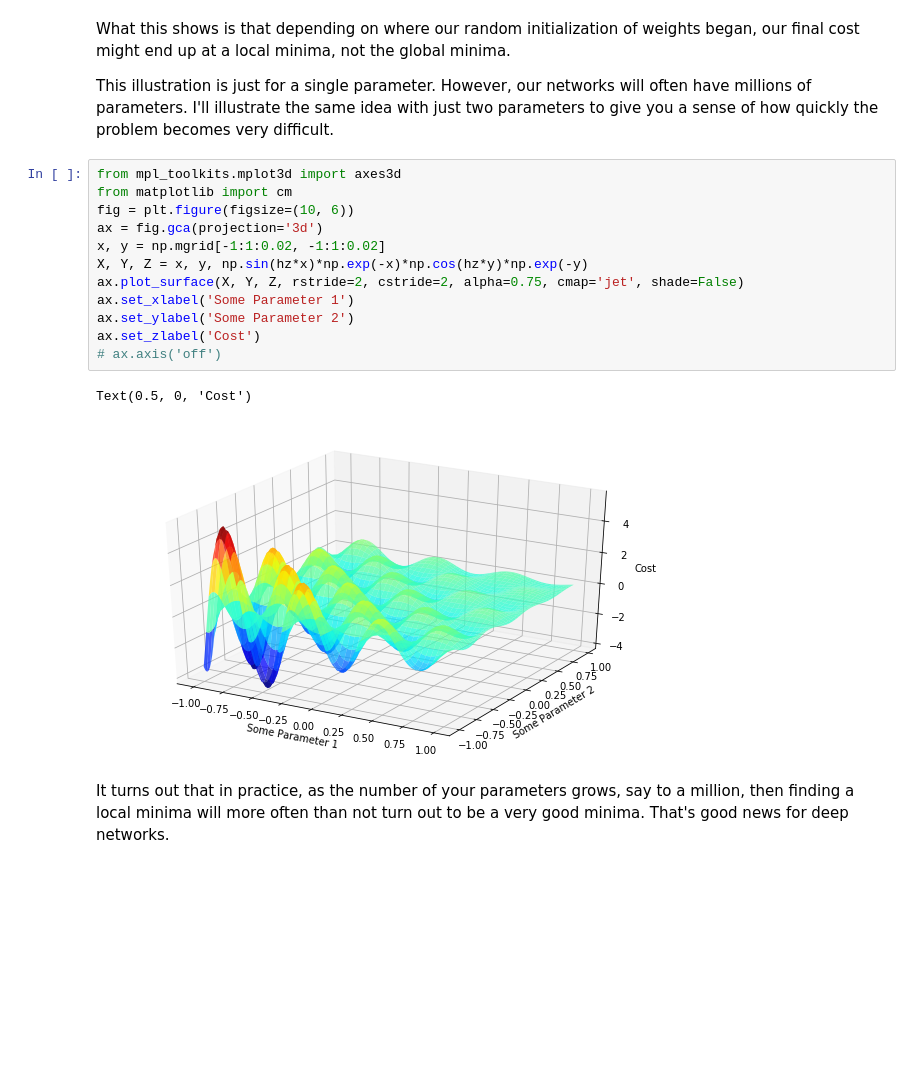
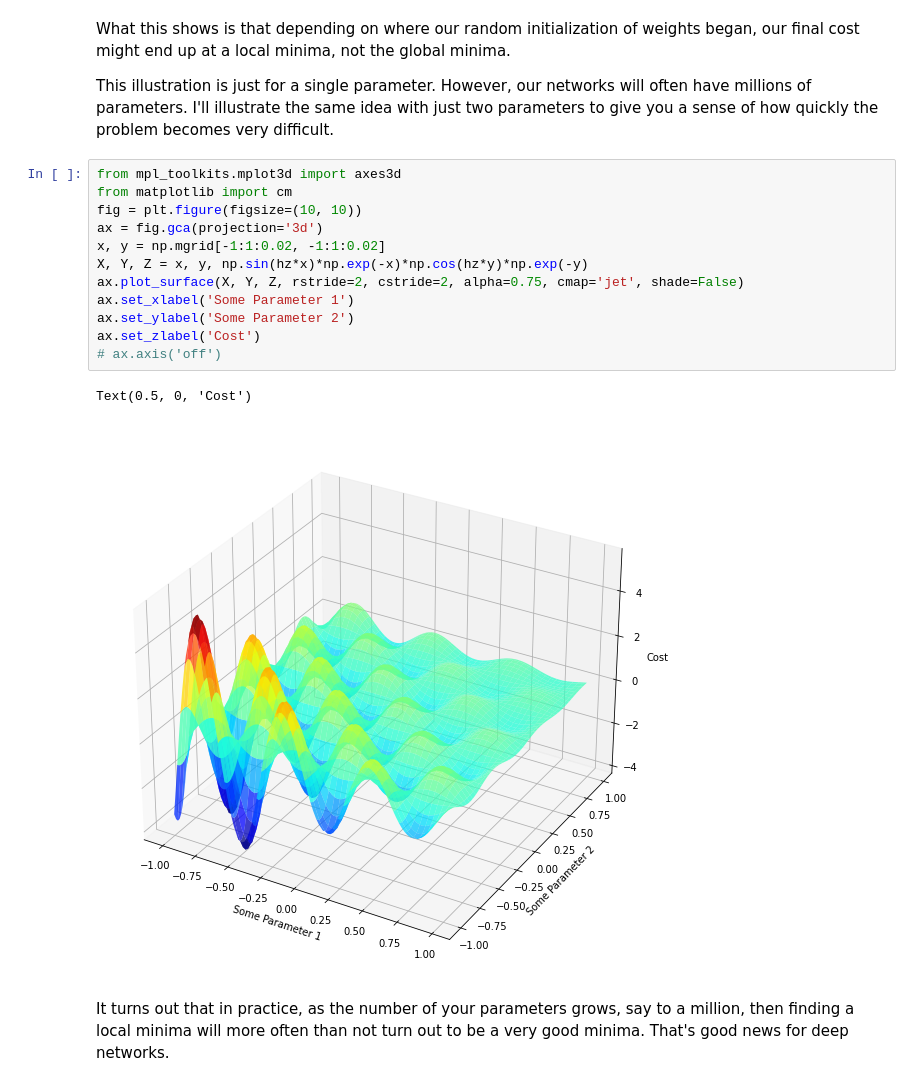
Before and after one commit to ohmdsp/DeepLearning-Tutorials, a Jupyter notebook: TF_Basic_Training.ipynb, the cells around one changed output. Cells and saved outputs as stored; diff of their text form; blank space fills up the shorter version.

```diff
--- a/TF_Basic_Training.ipynb
+++ b/TF_Basic_Training.ipynb
@@ -170,18 +170,18 @@ This illustration is just for a single parameter. However, our networks will oft
 # %%
 from mpl_toolkits.mplot3d import axes3d
 from matplotlib import cm
-fig = plt.figure(figsize=(10, 6))
+fig = plt.figure(figsize=(10, 10))
 ax = fig.gca(projection='3d')
 x, y = np.mgrid[-1:1:0.02, -1:1:0.02]
 X, Y, Z = x, y, np.sin(hz*x)*np.exp(-x)*np.cos(hz*y)*np.exp(-y)
 ax.plot_surface(X, Y, Z, rstride=2, cstride=2, alpha=0.75, cmap='jet', shade=False)
 ax.set_xlabel('Some Parameter 1')
 ax.set_ylabel('Some Parameter 2')
 ax.set_zlabel('Cost')
 # ax.axis('off')
 # %% [output]
 Text(0.5, 0, 'Cost')
-[figure, old version]
+[figure, new version]
 # %% [markdown]
 It turns out that in practice, as the number of your parameters grows, say to a million, then finding a local minima will more often than not turn out to be a very good minima.  That's good news for deep networks.
 # %% [markdown]
```
Also changed, not shown: parts of 14 cells of this notebook, 3 other files.
